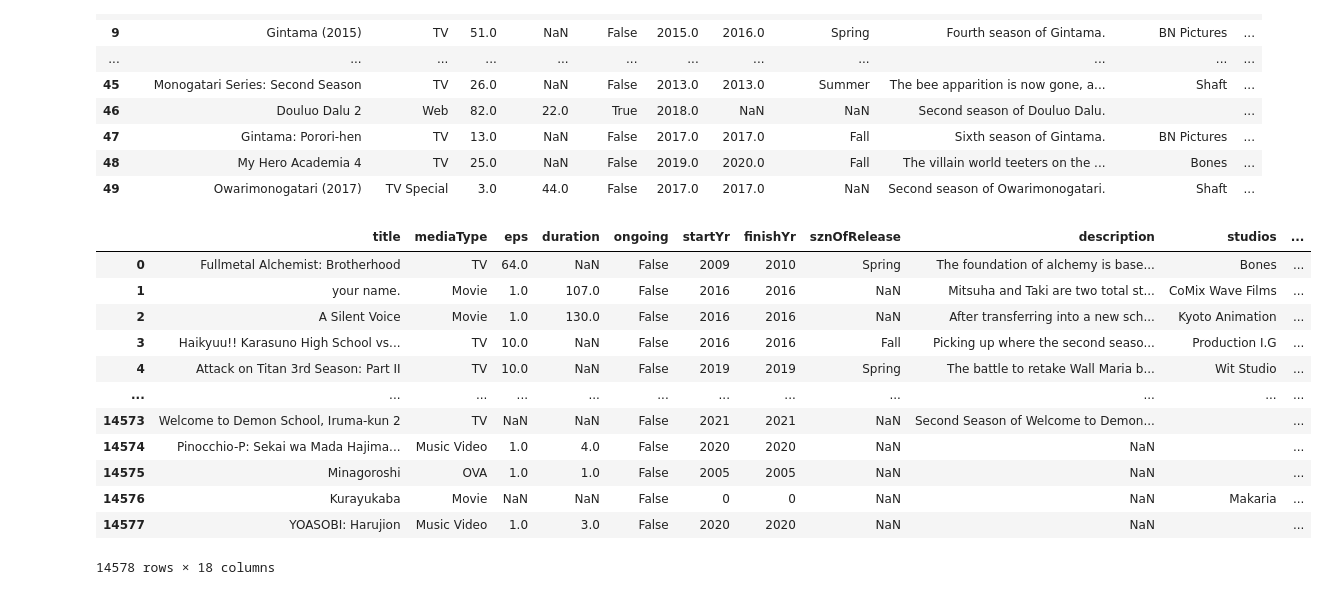
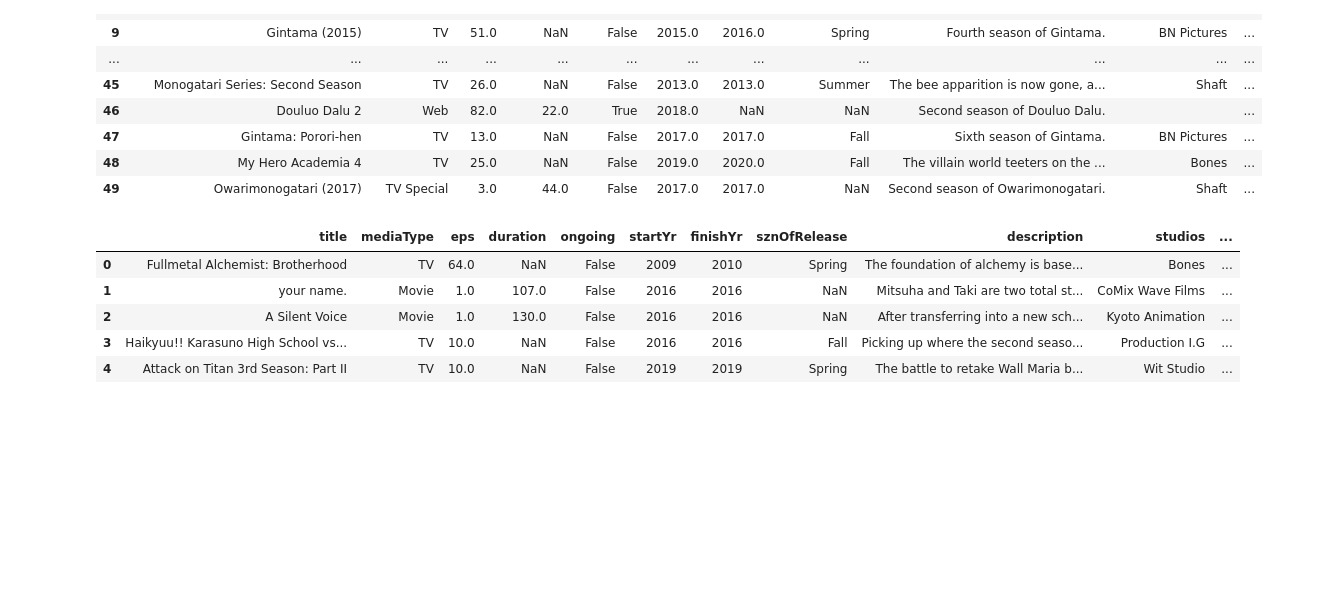
Before and after one commit to carmelamonis/anime-challenge, a Jupyter notebook: myanimelist.ipynb, the cells around one changed output. Saved outputs shown, nothing was run; the diff lists cells and outputs as text; code cells hidden in the pictures; blank space fills up the shorter version.

```diff
--- a/myanimelist.ipynb
+++ b/myanimelist.ipynb
@@ -89,20 +77,14 @@ anime.head(50)
 | 48 | My Hero Academia 4 | TV | 25.0 | NaN | False | 2019.0 | 2020.0 | Fall | The villain world teeters on the ... | Bones | ... |
 | 49 | Owarimonogatari (2017) | TV Special | 3.0 | 44.0 | False | 2017.0 | 2017.0 | NaN | Second season of Owarimonogatari. | Shaft | ... |
 # %%
+#Change year to int instead of double to remove decimal
 anime["startYr"] = anime["startYr"].fillna(0.0).astype(int)
 anime["finishYr"] = anime["finishYr"].fillna(0.0).astype(int)
-anime
+anime.head()
 # %% [output]
 |  | title | mediaType | eps | duration | ongoing | startYr | finishYr | sznOfRelease | description | studios | ... |
 | 0 | Fullmetal Alchemist: Brotherhood | TV | 64.0 | NaN | False | 2009 | 2010 | Spring | The foundation of alchemy is base... | Bones | ... |
 | 1 | your name. | Movie | 1.0 | 107.0 | False | 2016 | 2016 | NaN | Mitsuha and Taki are two total st... | CoMix Wave Films | ... |
 | 2 | A Silent Voice | Movie | 1.0 | 130.0 | False | 2016 | 2016 | NaN | After transferring into a new sch... | Kyoto Animation | ... |
 | 3 | Haikyuu!! Karasuno High School vs... | TV | 10.0 | NaN | False | 2016 | 2016 | Fall | Picking up where the second seaso... | Production I.G | ... |
 | 4 | Attack on Titan 3rd Season: Part II | TV | 10.0 | NaN | False | 2019 | 2019 | Spring | The battle to retake Wall Maria b... | Wit Studio | ... |
-| ... | ... | ... | ... | ... | ... | ... | ... | ... | ... | ... | ... |
-| 14573 | Welcome to Demon School, Iruma-kun 2 | TV | NaN | NaN | False | 2021 | 2021 | NaN | Second Season of Welcome to Demon... |  | ... |
-| 14574 | Pinocchio-P: Sekai wa Mada Hajima... | Music Video | 1.0 | 4.0 | False | 2020 | 2020 | NaN | NaN |  | ... |
-| 14575 | Minagoroshi | OVA | 1.0 | 1.0 | False | 2005 | 2005 | NaN | NaN |  | ... |
-| 14576 | Kurayukaba | Movie | NaN | NaN | False | 0 | 0 | NaN | NaN | Makaria | ... |
-| 14577 | YOASOBI: Harujion | Music Video | 1.0 | 3.0 | False | 2020 | 2020 | NaN | NaN |  | ... |
-14578 rows × 18 columns
```
Also changed, not shown: parts of 9 cells of this notebook.
